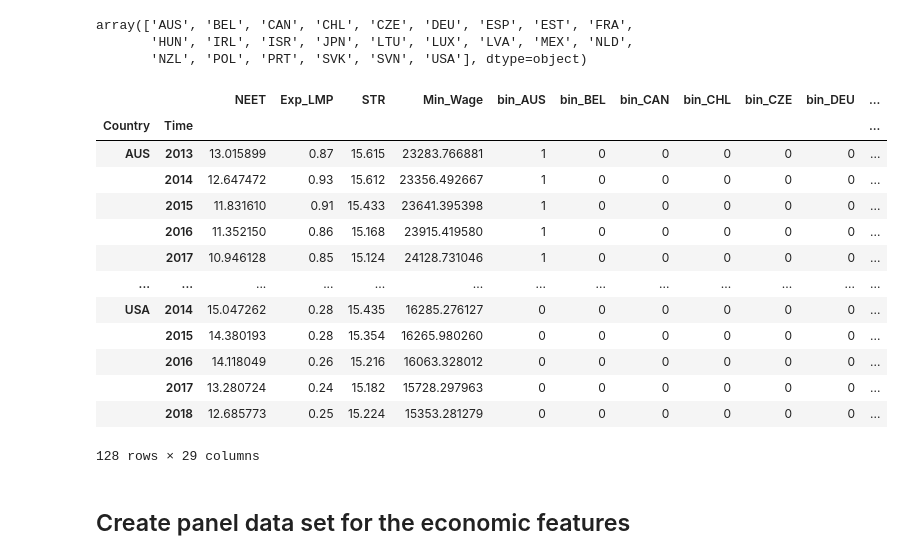
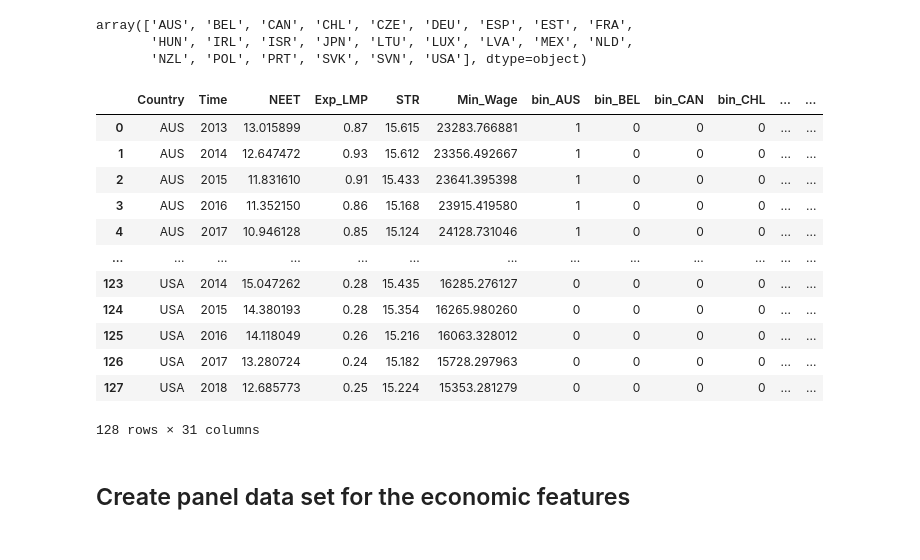
Before and after one commit to Victor-Manach/MODS206, a Jupyter notebook: Reg_panel_data.ipynb, the cells around one changed output. Drawn from its saved outputs; the diff is of its cells as text; code cells hidden in the pictures.

Commit message:
Add data sets for panel data and started panelOLS on different data sets

```diff
--- a/Reg_panel_data.ipynb
+++ b/Reg_panel_data.ipynb
@@ -20,2 +19,6 @@ df_eco_features = pd.read_csv('./economic_features.csv')
+# %%
+panel_data_l1 = pd.read_csv('./panel_data_l1.csv')
+df_eco_features = pd.read_csv('./economic_features.csv')
+df_educ_features_l1 = pd.read_csv('./educ_features_l1.csv')
 # %% [markdown]
 ## Create panel data set for the NEET rate and the 3 explanatory variables
@@ -49,14 +34,14 @@ array(['AUS', 'BEL', 'CAN', 'CHL', 'CZE', 'DEU', 'ESP', 'EST', 'FRA',
        'NZL', 'POL', 'PRT', 'SVK', 'SVN', 'USA'], dtype=object)
 # %%
 # create binary variables for each oecd country
-for code in np.unique(full_df.Country):
-    bin_var = (full_df.Country == code).astype(int)
-    full_df['bin_'+code] = bin_var
+for code in np.unique(panel_data_l1.Country):
+    bin_var = (panel_data_l1.Country == code).astype(int)
+    panel_data_l1['bin_'+code] = bin_var
 # %%
 # create a group id for each different country for the clustered standard errors
 groupid = []
 previous_country,gid = 'AUS', 0
-for code in full_df.Country:
+for code in panel_data_l1.Country:
     current_country = code
     if current_country==previous_country:
         groupid.append(gid)
@@ -64,24 +49,22 @@ for code in full_df.Country:
         gid += 1
         groupid.append(gid)
     previous_country = current_country
-full_df['groupid'] = groupid
+panel_data_l1['groupid'] = groupid
-# %%
-full_df = full_df.set_index(['Country', 'Time'])
-full_df
-# %% [output]
-|  |  | NEET | Exp_LMP | STR | Min_Wage | bin_AUS | bin_BEL | bin_CAN | bin_CHL | bin_CZE | bin_DEU | ... |
-| Country | Time |  |  |  |  |  |  |  |  |  |  | ... |
-| AUS | 2013 | 13.015899 | 0.87 | 15.615 | 23283.766881 | 1 | 0 | 0 | 0 | 0 | 0 | ... |
-|  | 2014 | 12.647472 | 0.93 | 15.612 | 23356.492667 | 1 | 0 | 0 | 0 | 0 | 0 | ... |
-|  | 2015 | 11.831610 | 0.91 | 15.433 | 23641.395398 | 1 | 0 | 0 | 0 | 0 | 0 | ... |
-|  | 2016 | 11.352150 | 0.86 | 15.168 | 23915.419580 | 1 | 0 | 0 | 0 | 0 | 0 | ... |
-|  | 2017 | 10.946128 | 0.85 | 15.124 | 24128.731046 | 1 | 0 | 0 | 0 | 0 | 0 | ... |
-| ... | ... | ... | ... | ... | ... | ... | ... | ... | ... | ... | ... | ... |
-| USA | 2014 | 15.047262 | 0.28 | 15.435 | 16285.276127 | 0 | 0 | 0 | 0 | 0 | 0 | ... |
-|  | 2015 | 14.380193 | 0.28 | 15.354 | 16265.980260 | 0 | 0 | 0 | 0 | 0 | 0 | ... |
-|  | 2016 | 14.118049 | 0.26 | 15.216 | 16063.328012 | 0 | 0 | 0 | 0 | 0 | 0 | ... |
-|  | 2017 | 13.280724 | 0.24 | 15.182 | 15728.297963 | 0 | 0 | 0 | 0 | 0 | 0 | ... |
-|  | 2018 | 12.685773 | 0.25 | 15.224 | 15353.281279 | 0 | 0 | 0 | 0 | 0 | 0 | ... |
-128 rows × 29 columns
+# %%
+panel_data_l1
+# %% [output]
+|  | Country | Time | NEET | Exp_LMP | STR | Min_Wage | bin_AUS | bin_BEL | bin_CAN | bin_CHL | ... | ... |
+| 0 | AUS | 2013 | 13.015899 | 0.87 | 15.615 | 23283.766881 | 1 | 0 | 0 | 0 | ... | ... |
+| 1 | AUS | 2014 | 12.647472 | 0.93 | 15.612 | 23356.492667 | 1 | 0 | 0 | 0 | ... | ... |
+| 2 | AUS | 2015 | 11.831610 | 0.91 | 15.433 | 23641.395398 | 1 | 0 | 0 | 0 | ... | ... |
+| 3 | AUS | 2016 | 11.352150 | 0.86 | 15.168 | 23915.419580 | 1 | 0 | 0 | 0 | ... | ... |
+| 4 | AUS | 2017 | 10.946128 | 0.85 | 15.124 | 24128.731046 | 1 | 0 | 0 | 0 | ... | ... |
+| ... | ... | ... | ... | ... | ... | ... | ... | ... | ... | ... | ... | ... |
+| 123 | USA | 2014 | 15.047262 | 0.28 | 15.435 | 16285.276127 | 0 | 0 | 0 | 0 | ... | ... |
+| 124 | USA | 2015 | 14.380193 | 0.28 | 15.354 | 16265.980260 | 0 | 0 | 0 | 0 | ... | ... |
+| 125 | USA | 2016 | 14.118049 | 0.26 | 15.216 | 16063.328012 | 0 | 0 | 0 | 0 | ... | ... |
+| 126 | USA | 2017 | 13.280724 | 0.24 | 15.182 | 15728.297963 | 0 | 0 | 0 | 0 | ... | ... |
+| 127 | USA | 2018 | 12.685773 | 0.25 | 15.224 | 15353.281279 | 0 | 0 | 0 | 0 | ... | ... |
+128 rows × 31 columns
 # %% [markdown]
 ## Create panel data set for the economic features
```
Also changed, not shown: parts of 32 cells of this notebook, 3 other files.
